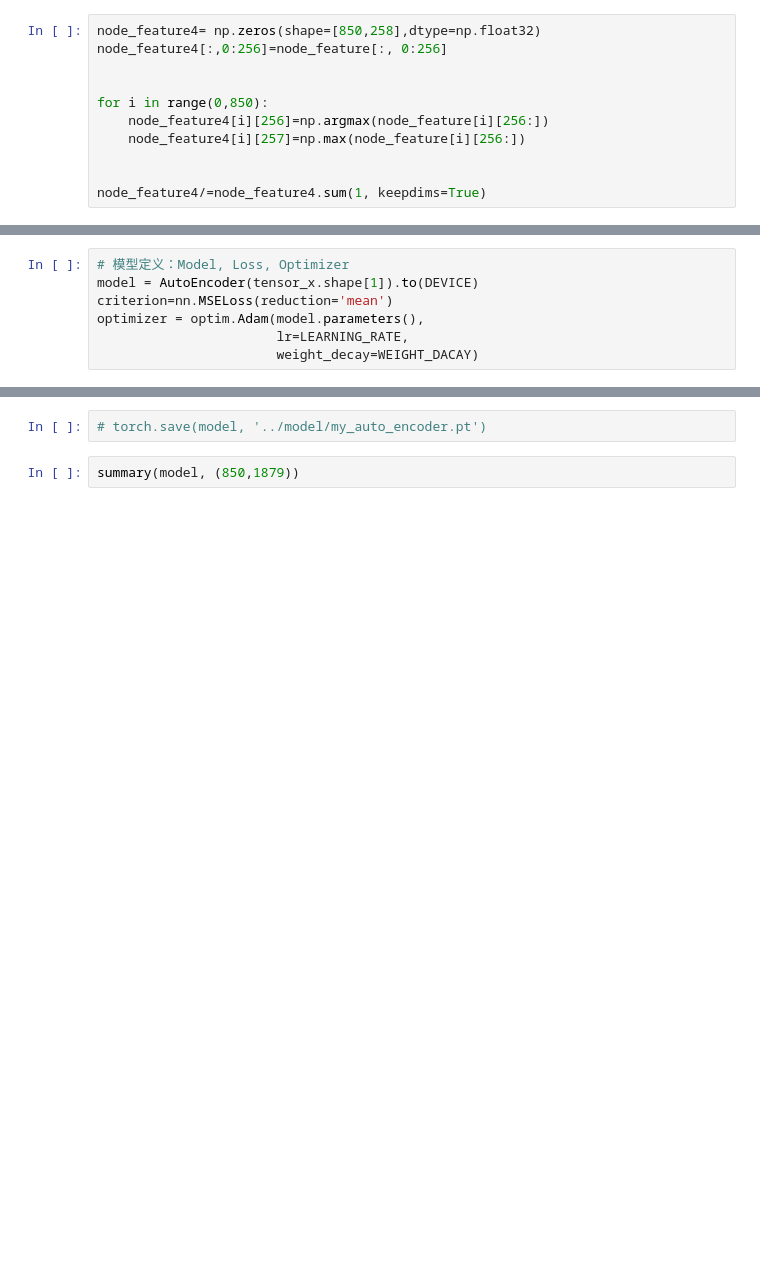
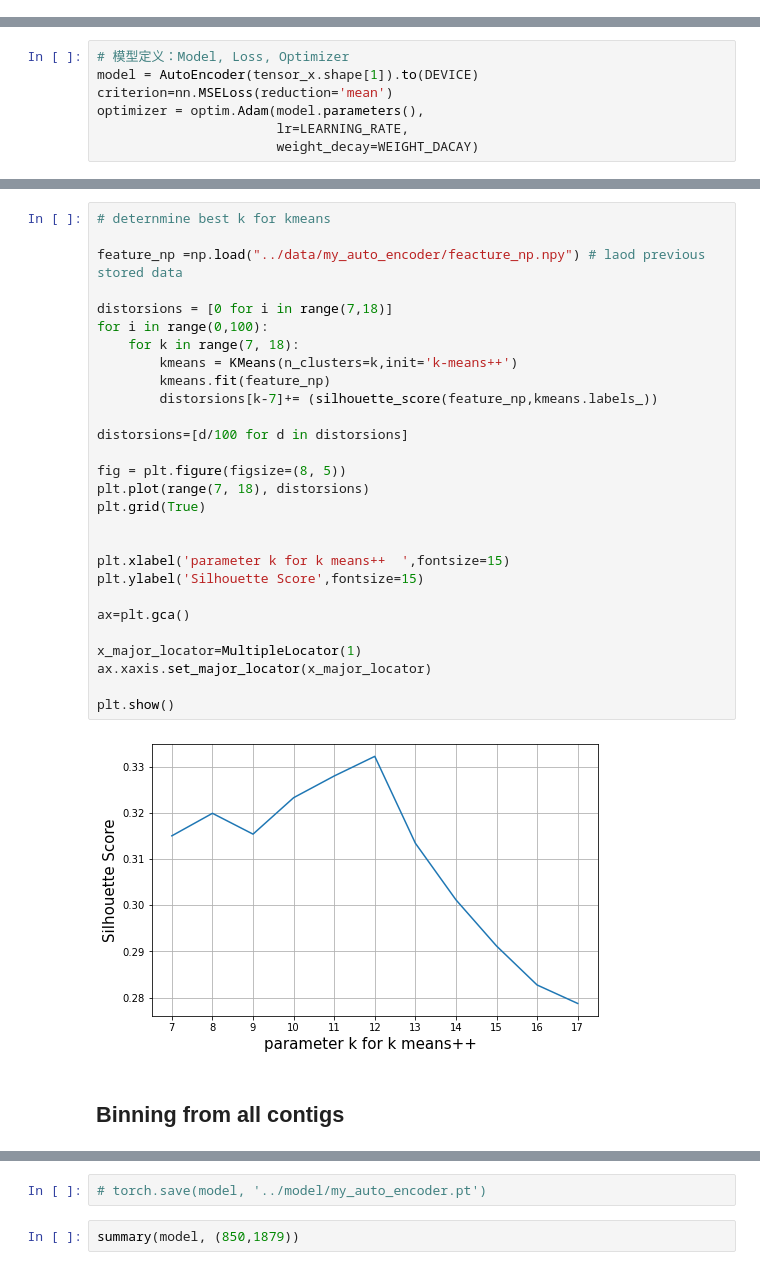
Before and after one commit to chesterzhang/EE-6680, a Jupyter notebook: script/autoencoder.ipynb, the cells around one changed output, grey strips where cells are left out. Drawn from its saved outputs; the diff is of its cells as text; blank space fills up the shorter version.

```diff
--- a/script/autoencoder.ipynb
+++ b/script/autoencoder.ipynb
@@ -83,14 +86,3 @@ node_feature2.shape
-# %%
-node_feature4= np.zeros(shape=[850,258],dtype=np.float32)
-node_feature4[:,0:256]=node_feature[:, 0:256]
-
-
-for i in range(0,850):
-    node_feature4[i][256]=np.argmax(node_feature[i][256:])
-    node_feature4[i][257]=np.max(node_feature[i][256:])
-
-
-node_feature4/=node_feature4.sum(1, keepdims=True)
 # %%
 # 查看 coverage 的分布
 
@@ -332,0 +368,32 @@ completeness :  0.7366817816033471
+# %%
+# deternmine best k for kmeans
+
+feature_np =np.load("../data/my_auto_encoder/feacture_np.npy") # laod previous stored data
+
+distorsions = [0 for i in range(7,18)]
+for i in range(0,100):
+    for k in range(7, 18):
+        kmeans = KMeans(n_clusters=k,init='k-means++')
+        kmeans.fit(feature_np)
+        distorsions[k-7]+= (silhouette_score(feature_np,kmeans.labels_))
+
+distorsions=[d/100 for d in distorsions]
+
+fig = plt.figure(figsize=(8, 5))
+plt.plot(range(7, 18), distorsions)
+plt.grid(True)
+
+
+plt.xlabel('parameter k for k means++  ',fontsize=15)
+plt.ylabel('Silhouette Score',fontsize=15)
+
+ax=plt.gca()
+
+x_major_locator=MultipleLocator(1)
+ax.xaxis.set_major_locator(x_major_locator)
+
+plt.show()
+# %% [output]
+[figure, added]
+# %% [markdown]
+##  Binning from all contigs
```
Also changed, not shown: parts of 17 cells of this notebook.
